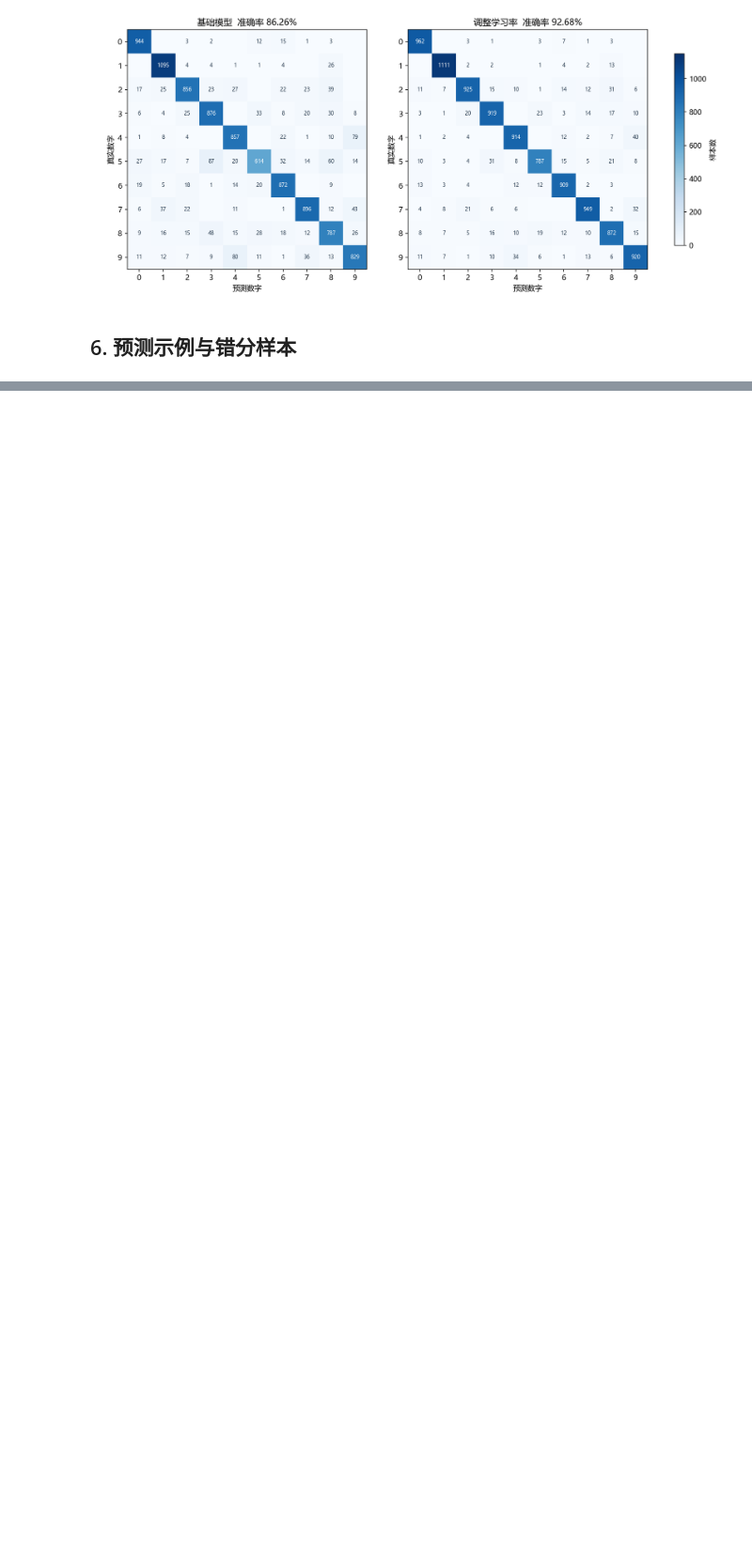
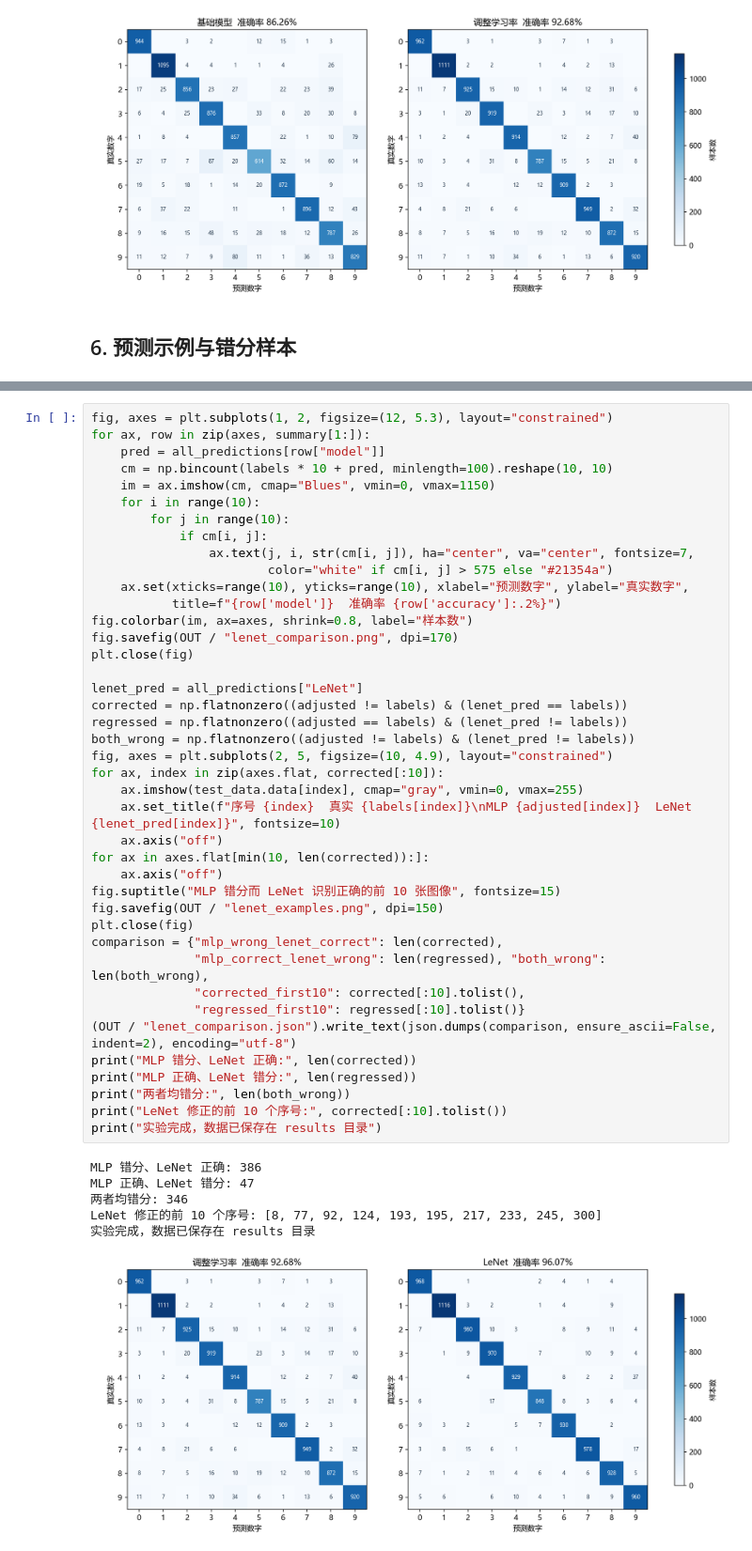
Before and after one commit to xinyao-bright/cv-experiment4, a Jupyter notebook: mlp_mnist.ipynb, the cells around one changed output, grey strips where cells are left out. Shown at 94% size. Cells and saved outputs as stored; diff of their text form; blank space fills up the shorter version.

```diff
--- a/mlp_mnist.ipynb
+++ b/mlp_mnist.ipynb
@@ -248,0 +288,48 @@ print("实验完成，数据已保存在 results 目录")
+# %%
+fig, axes = plt.subplots(1, 2, figsize=(12, 5.3), layout="constrained")
+for ax, row in zip(axes, summary[1:]):
+    pred = all_predictions[row["model"]]
+    cm = np.bincount(labels * 10 + pred, minlength=100).reshape(10, 10)
+    im = ax.imshow(cm, cmap="Blues", vmin=0, vmax=1150)
+    for i in range(10):
+        for j in range(10):
+            if cm[i, j]:
+                ax.text(j, i, str(cm[i, j]), ha="center", va="center", fontsize=7,
+                        color="white" if cm[i, j] > 575 else "#21354a")
+    ax.set(xticks=range(10), yticks=range(10), xlabel="预测数字", ylabel="真实数字",
+           title=f"{row['model']}  准确率 {row['accuracy']:.2%}")
+fig.colorbar(im, ax=axes, shrink=0.8, label="样本数")
+fig.savefig(OUT / "lenet_comparison.png", dpi=170)
+plt.close(fig)
+
+lenet_pred = all_predictions["LeNet"]
+corrected = np.flatnonzero((adjusted != labels) & (lenet_pred == labels))
+regressed = np.flatnonzero((adjusted == labels) & (lenet_pred != labels))
+both_wrong = np.flatnonzero((adjusted != labels) & (lenet_pred != labels))
+fig, axes = plt.subplots(2, 5, figsize=(10, 4.9), layout="constrained")
+for ax, index in zip(axes.flat, corrected[:10]):
+    ax.imshow(test_data.data[index], cmap="gray", vmin=0, vmax=255)
+    ax.set_title(f"序号 {index}  真实 {labels[index]}\nMLP {adjusted[index]}  LeNet {lenet_pred[index]}", fontsize=10)
+    ax.axis("off")
+for ax in axes.flat[min(10, len(corrected)):]:
+    ax.axis("off")
+fig.suptitle("MLP 错分而 LeNet 识别正确的前 10 张图像", fontsize=15)
+fig.savefig(OUT / "lenet_examples.png", dpi=150)
+plt.close(fig)
+comparison = {"mlp_wrong_lenet_correct": len(corrected),
+              "mlp_correct_lenet_wrong": len(regressed), "both_wrong": len(both_wrong),
+              "corrected_first10": corrected[:10].tolist(),
+              "regressed_first10": regressed[:10].tolist()}
+(OUT / "lenet_comparison.json").write_text(json.dumps(comparison, ensure_ascii=False, indent=2), encoding="utf-8")
+print("MLP 错分、LeNet 正确:", len(corrected))
+print("MLP 正确、LeNet 错分:", len(regressed))
+print("两者均错分:", len(both_wrong))
+print("LeNet 修正的前 10 个序号:", corrected[:10].tolist())
+print("实验完成，数据已保存在 results 目录")
+# %% [output]
+MLP 错分、LeNet 正确: 386
+MLP 正确、LeNet 错分: 47
+两者均错分: 346
+LeNet 修正的前 10 个序号: [8, 77, 92, 124, 193, 195, 217, 233, 245, 300]
+实验完成，数据已保存在 results 目录
+[figure, added]
```
Also changed, not shown: parts of 8 cells of this notebook, 11 other files.
